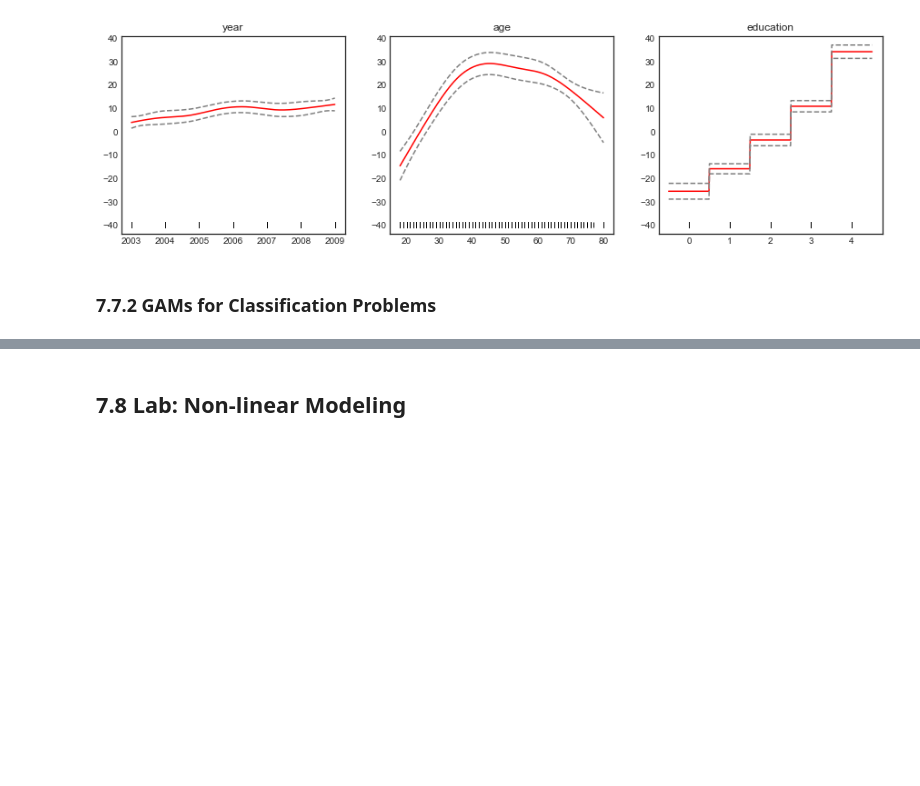
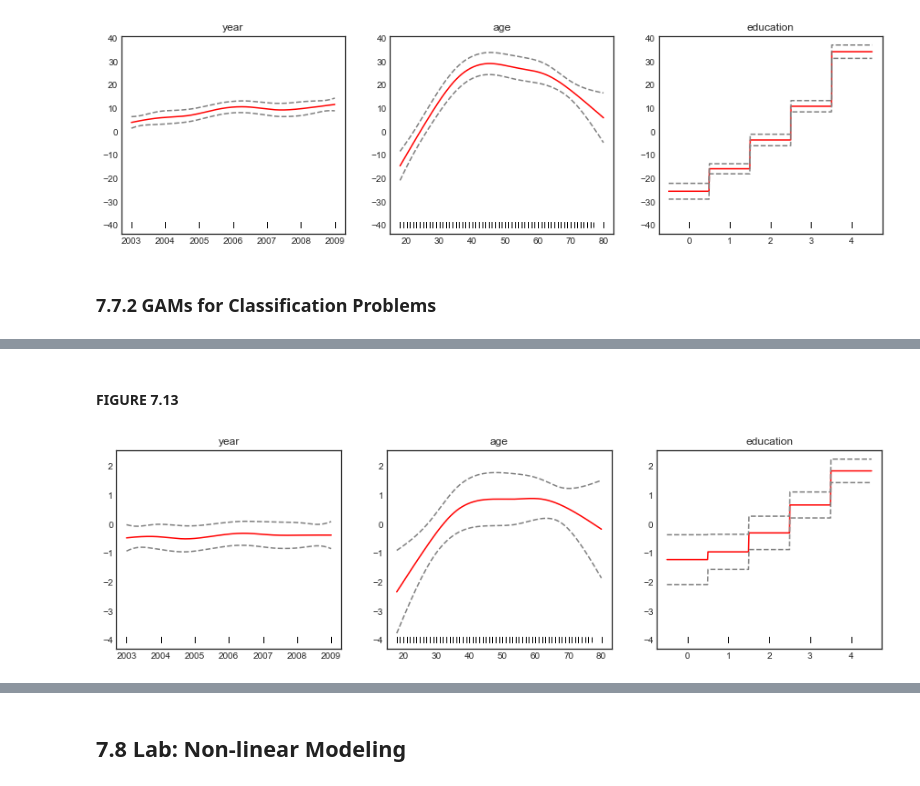
Before and after one commit to pedvide/ISLR_Python, a Jupyter notebook: Chapter7_Moving_Beyond_Linearity.ipynb, the cells around one changed output, grey strips where cells are left out. Drawn from its saved outputs; the diff is of its cells as text; code cells hidden in the pictures; blank space fills up the shorter version.

```diff
--- a/Chapter7_Moving_Beyond_Linearity.ipynb
+++ b/Chapter7_Moving_Beyond_Linearity.ipynb
@@ -466,3 +466,9 @@ ax.set_ylabel('wage');
 [figure]
 # %% [markdown]
 ## 7.7 Generalized Additive Models
+# %%
+from pygam import LinearGAM, LogisticGAM
+from pygam.utils import generate_X_grid
+X = pd.concat((df_wage[['year', 'age']], df_wage.education.cat.codes), axis=1)
+X.rename(columns={0: "education"}, inplace=True)
+y = df_wage['wage']
@@ -469,8 +482,2 @@ ax.set_ylabel('wage');
 # %% [markdown]
 ### 7.7.1 GAMs for Regression Problems
-# %%
-from pygam import LinearGAM
-from pygam.utils import generate_X_grid
-X = pd.concat((df_wage[['year', 'age']], df_wage.education.cat.codes), axis=1)
-X.rename(columns={0: "education"}, inplace=True)
-y = df_wage['wage'].values
@@ -526,3 +526,7 @@ plt.show()
 [figure]
 # %% [markdown]
 ### 7.7.2 GAMs for Classification Problems
+# %%
+y_log = (y > 250).astype(int)
+# %%
+gam_log = LogisticGAM(n_splines=10).gridsearch(X, y_log)
@@ -528,0 +535,18 @@ plt.show()
+# %% [markdown]
+#### FIGURE 7.13
+# %%
+XX = generate_X_grid(gam_log)
+fig, axs = plt.subplots(1, len(X.columns), sharey=True, figsize=(15,4))
+titles = X.columns
+for i, ax in enumerate(axs):
+    pdep, confi = gam_log.partial_dependence(XX, feature=i+1, width=.95)
+    ax.plot(XX[:, i], pdep, 'r')
+    ax.plot(XX[:, i], confi[0][:, 0], c='grey', ls='--')
+    ax.plot(XX[:, i], confi[0][:, 1], c='grey', ls='--')
+    ax.plot(X.iloc[:,i], np.ones_like(X.iloc[:,i])*(-4), '|', color='k')
+    ax.set_title(titles[i])
+
+axs[1].yaxis.set_tick_params(labelleft=True)
+axs[2].yaxis.set_tick_params(labelleft=True)
+# %% [output]
+[figure, added]
```
Also changed, not shown: parts of 6 cells of this notebook.
